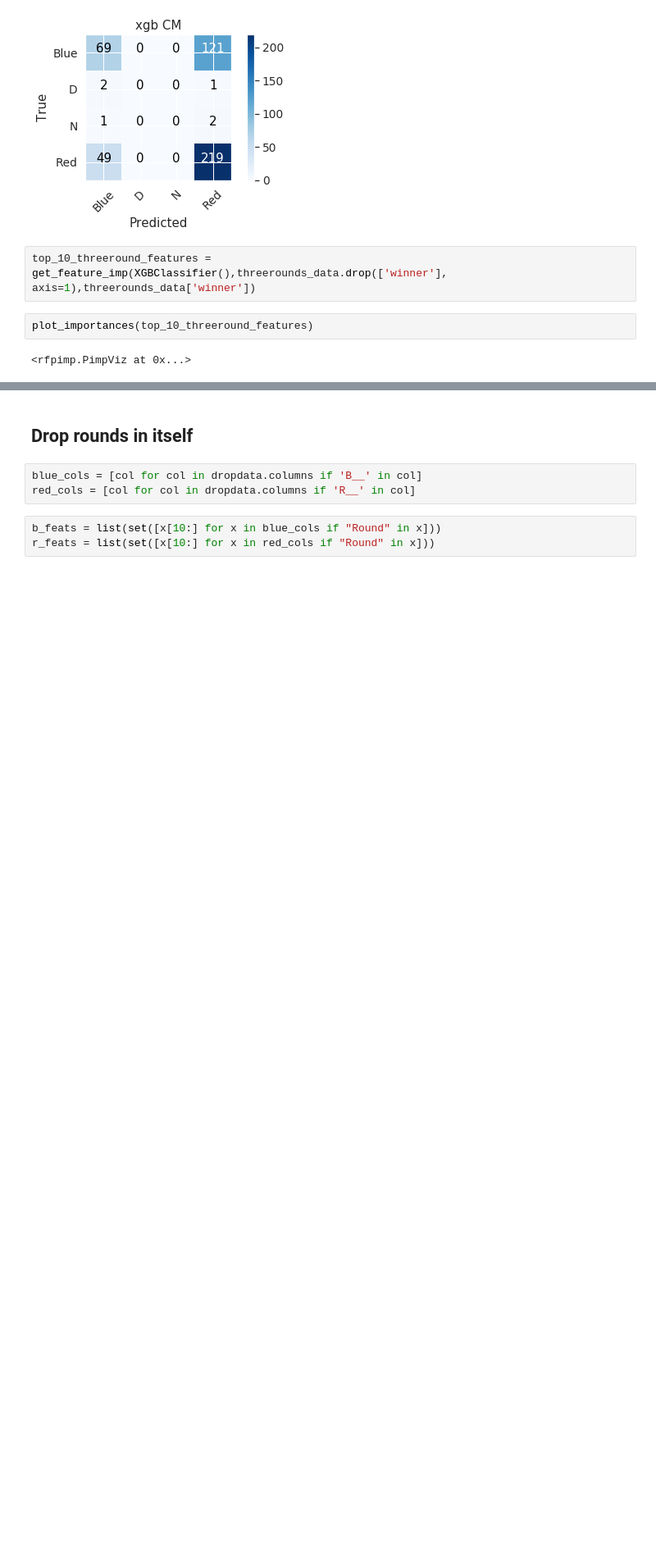
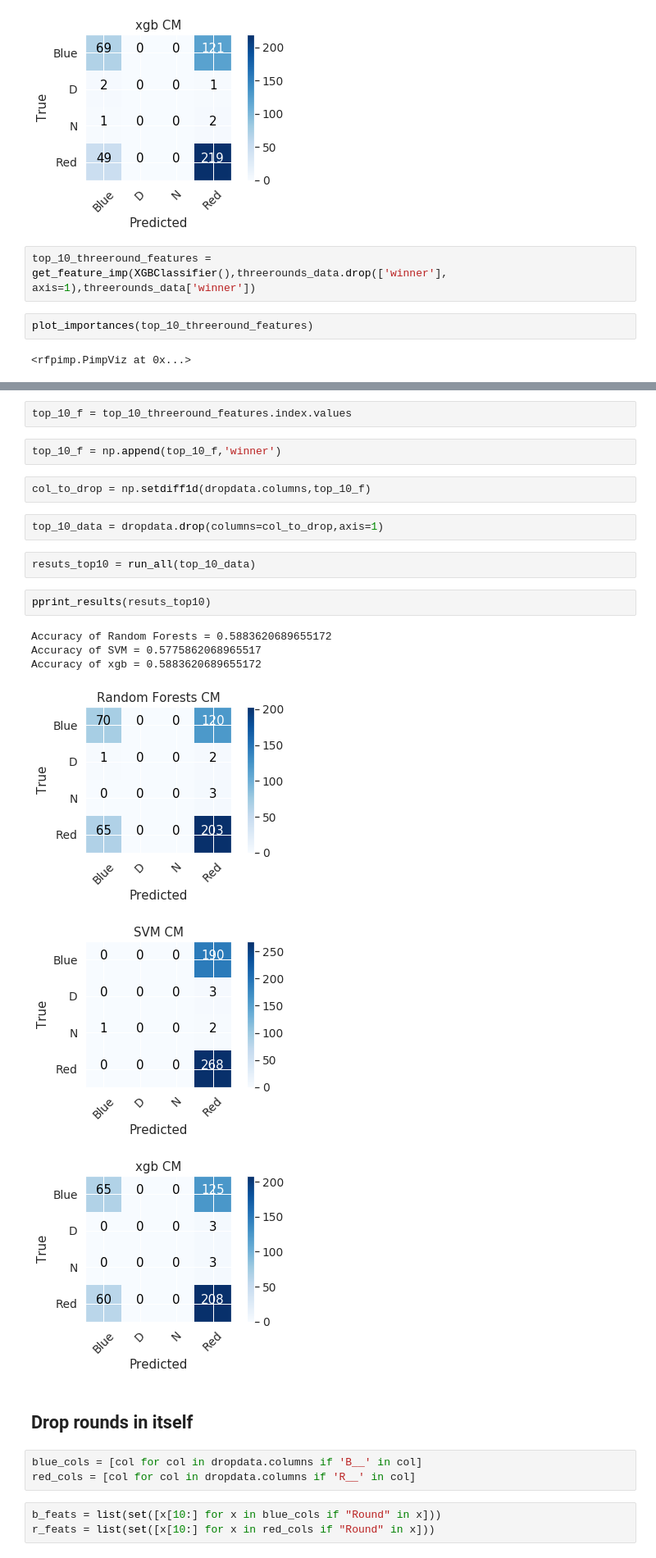
Before and after one commit to Hitkul/UFC_Fight_Prediction, a Jupyter notebook: UFC.ipynb, the cells around one changed output, grey strips where cells are left out. Shown: that part at 82% size. Saved outputs shown, nothing was run; the diff lists cells and outputs as text; blank space fills up the shorter version.

```diff
--- a/UFC.ipynb
+++ b/UFC.ipynb
@@ -303,3 +305,22 @@ plot_importances(top_10_threeround_features)
+# %%
+top_10_f = top_10_threeround_features.index.values
+# %%
+top_10_f = np.append(top_10_f,'winner')
+# %%
+col_to_drop = np.setdiff1d(dropdata.columns,top_10_f)
+# %%
+top_10_data = dropdata.drop(columns=col_to_drop,axis=1)
+# %%
+resuts_top10 = run_all(top_10_data)
+# %%
+pprint_results(resuts_top10)
+# %% [output]
+Accuracy of Random Forests = 0.5883620689655172
+Accuracy of SVM = 0.5775862068965517
+Accuracy of xgb = 0.5883620689655172
+[figure, added]
+[figure, added]
+[figure, added]
 # %% [markdown]
 ## Drop rounds in itself
 # %%
```
Also changed, not shown: parts of 3 cells of this notebook.
